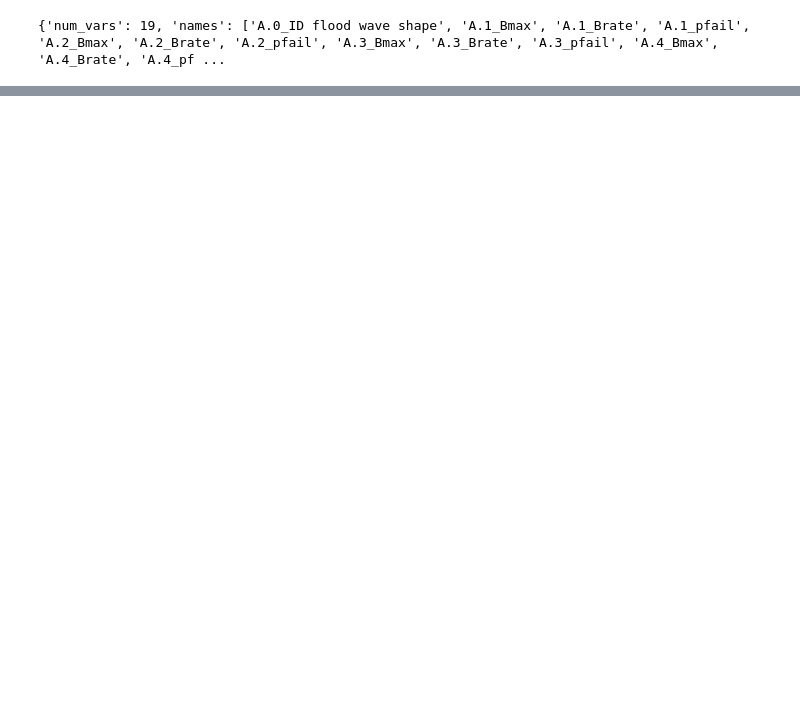
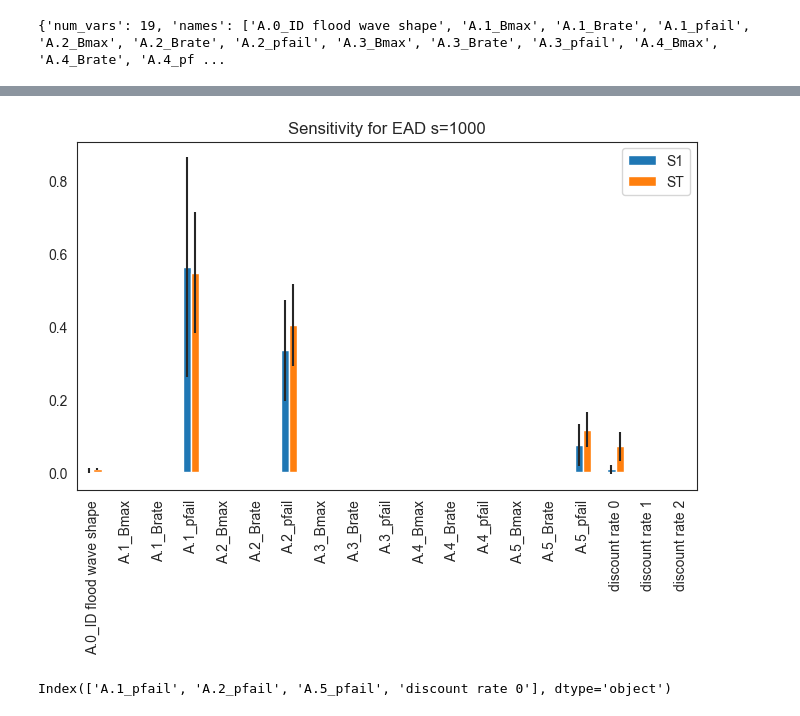
Before and after one commit to florihu/MBDM_Group5, a Jupyter notebook: Problem Formulations.ipynb, the cells around one changed output, grey strips where cells are left out. Drawn from its saved outputs; the diff is of its cells as text; code cells hidden in the pictures; blank space fills up the shorter version.

Commit message:
added sensitivity Analysis for EAD.

```diff
--- a/Problem Formulations.ipynb
+++ b/Problem Formulations.ipynb
@@ -312,0 +249,10 @@ TypeError: BaseEvaluator.perform_experiments() got multiple values for argument
+# %%
+'''
+Sensitivity Analysis of the Uncertainty space respective to the Outcome
+'''
+
+
+sa_senarios=1000
+
+with MultiprocessingEvaluator(dike_model) as evaluator:
+    sa_results = evaluator.perform_experiments(scenarios=sa_senarios,policies=1, uncertainty_sampling=Samplers.SOBOL)
@@ -312,0 +264,17 @@ TypeError: BaseEvaluator.perform_experiments() got multiple values for argument
+# %%
+experiments_sa, outcomes_sa = sa_results
+
+outcomes_sa_df= pd.DataFrame.from_dict(outcomes_sa)
+
+# safe outcomes to csv / json
+outcomes_sa_df.to_json('sobol experiment outcomes_1000 scenarios')
+# %%
+'Do sensitivity Analysis for uncertainty space outcome'
+outcomes_sa_col = outcomes_sa_df.columns
+
+problem = get_SALib_problem(uncertainties)
+
+results_Si =dict()
+
+for item in outcomes_sa_df.columns:
+    results_Si[item] = sobol.analyze(problem, outcomes_sa[item], calc_second_order=True, print_to_console=True, parallel=True)
@@ -312,0 +316,25 @@ TypeError: BaseEvaluator.perform_experiments() got multiple values for argument
+# %%
+Si_filter = {k:results_Si['Expected Annual Damage'][k] for k in ['ST','ST_conf','S1','S1_conf']}
+Si_df = pd.DataFrame(Si_filter, index=problem['names'])
+
+sns.set_style('white')
+fig, ax = plt.subplots(1)
+
+indices = Si_df[['S1','ST']]
+err = Si_df[['S1_conf','ST_conf']]
+
+indices.plot.bar(yerr=err.values.T,ax=ax)
+fig.set_size_inches(8,6)
+fig.subplots_adjust(bottom=0.3)
+plt.title('Sensitivity for EAD s=1000')
+plt.show()
+# %% [output]
+[figure, added]
+# %%
+'Define a boundary for ST min that is considered for analysis.'
+
+imp_uncer = Si_df[Si_df['ST']>0.01]
+
+print(imp_uncer.index)
+# %% [output]
+Index(['A.1_pfail', 'A.2_pfail', 'A.5_pfail', 'discount rate 0'], dtype='object')
```
Also changed, not shown: parts of 14 cells of this notebook.
